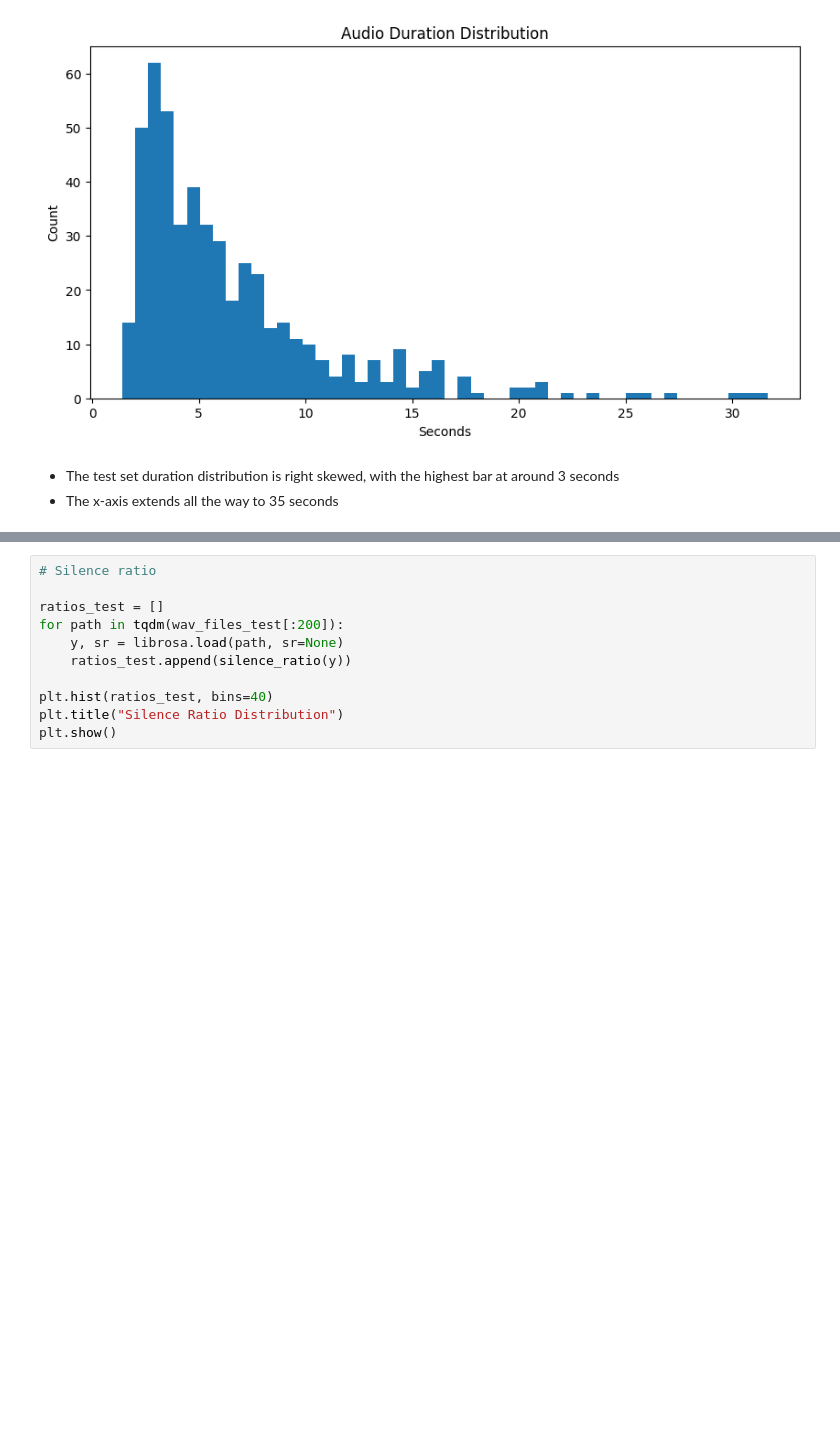
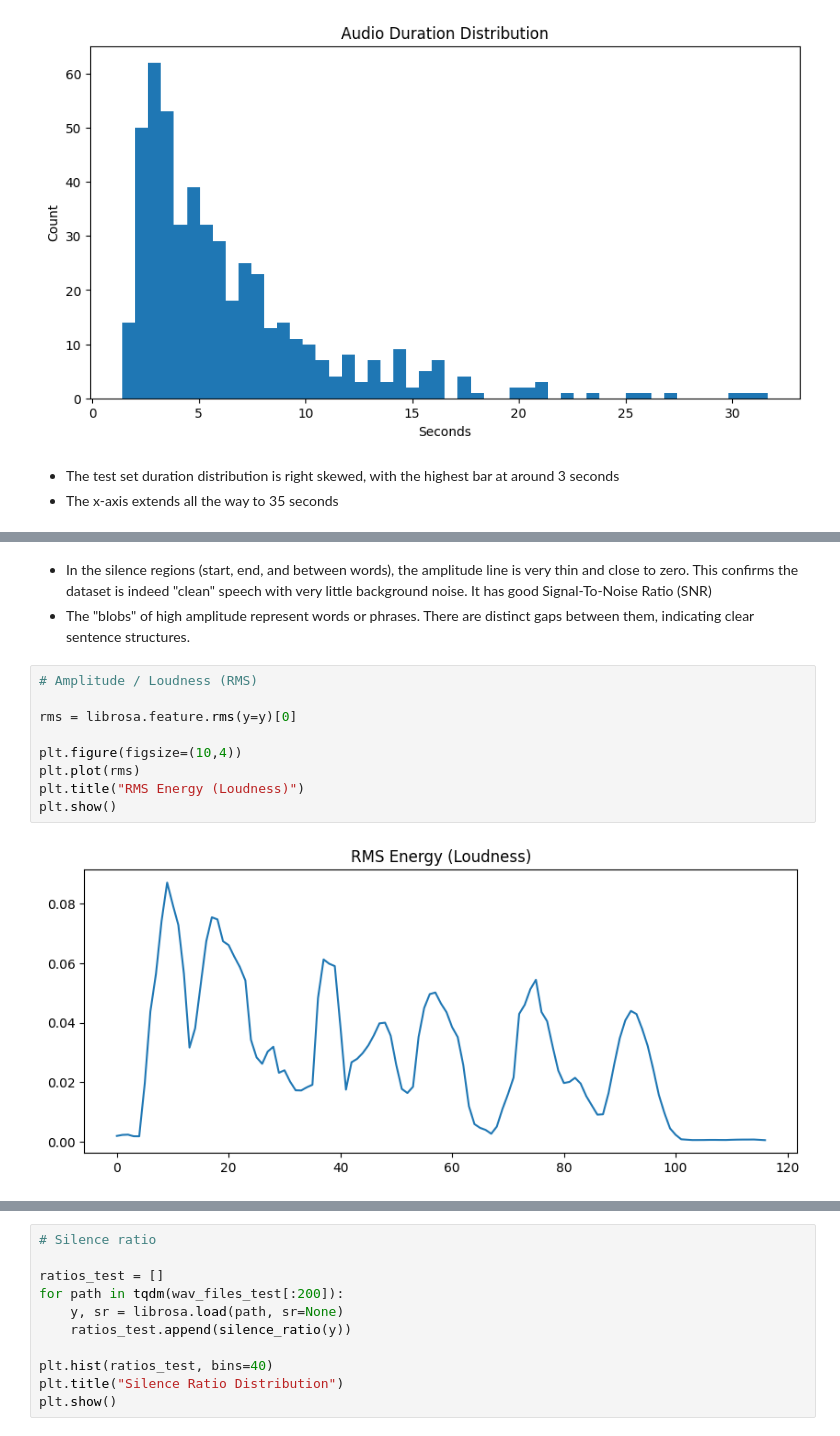
Before and after one commit to Mario-Benedict/lingulu-machine-learning, a Jupyter notebook: notebooks/eda_librispeech.ipynb, the cells around one changed output, grey strips where cells are left out. Saved outputs shown, nothing was run; the diff lists cells and outputs as text; blank space fills up the shorter version.

```diff
--- a/notebooks/eda_librispeech.ipynb
+++ b/notebooks/eda_librispeech.ipynb
@@ -372,0 +335,14 @@ plt.show()
+# %% [markdown]
+- In the silence regions (start, end, and between words), the amplitude line is very thin and close to zero. This confirms the dataset is indeed "clean" speech with very little background noise. It has good Signal-To-Noise Ratio (SNR)
+- The "blobs" of high amplitude represent words or phrases. There are distinct gaps between them, indicating clear sentence structures.
+# %%
+# Amplitude / Loudness (RMS)
+
+rms = librosa.feature.rms(y=y)[0]
+
+plt.figure(figsize=(10,4))
+plt.plot(rms)
+plt.title("RMS Energy (Loudness)")
+plt.show()
+# %% [output]
+[figure, added]
```
Also changed, not shown: parts of 17 cells of this notebook.
